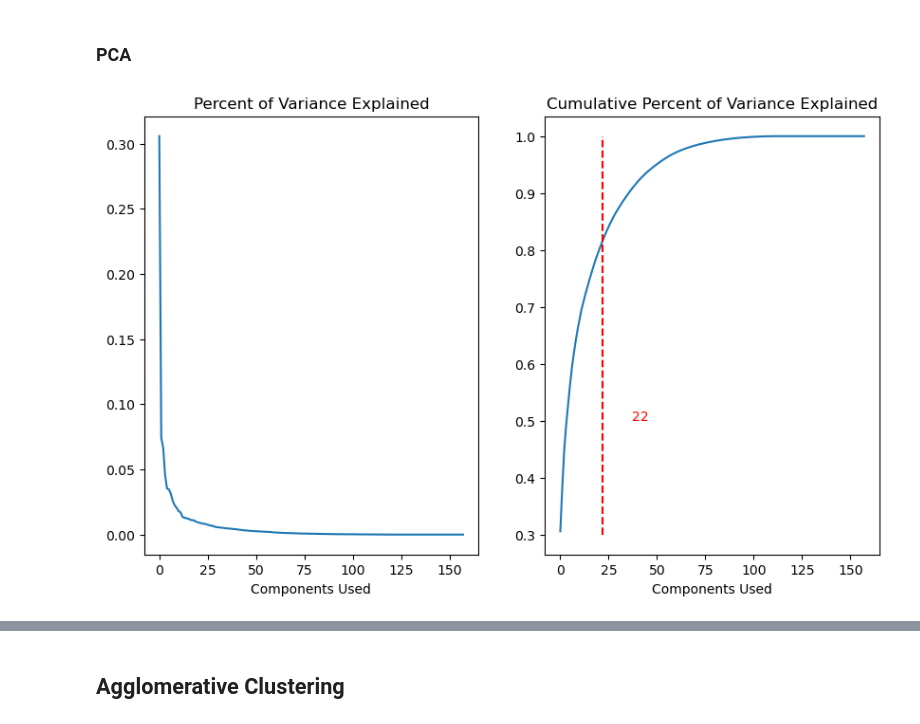
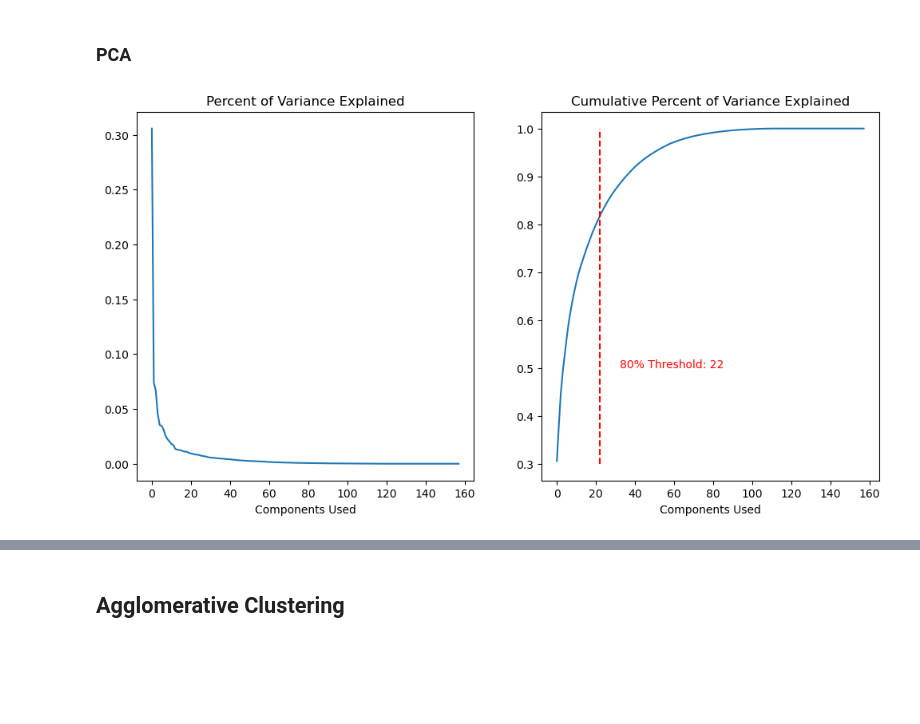
Before and after one commit to EEPayne/exploration_hospital_quarterly_financials_wa, a Jupyter notebook: hierarchical_clustering.ipynb, the cells around one changed output, grey strips where cells are left out. Cells and saved outputs as stored; diff of their text form; code cells hidden in the pictures; blank space fills up the shorter version.

Commit message:
updated code and started writeup. saved plots for writeup

```diff
--- a/hierarchical_clustering.ipynb
+++ b/hierarchical_clustering.ipynb
@@ -85,19 +93,19 @@ cpve_thresh = np.where(cpve > 0.8)[0][0]+1 # num components to explain 80% varia
 pc1 = pd.Series(Vt[0,:].reshape(-1), index=hospital_data_filtered.columns)
 # %%
 # Scree Plots
-fig, axes = plt.subplots(nrows=1, ncols=2)
-fig.set_figheight(6)
-fig.set_figwidth(10)
+fig, axes = plt.subplots(nrows=1, ncols=2, figsize=(12, 6))
 axes[0].plot(pve)
 axes[1].plot(cpve)
 axes[0].set_title("Percent of Variance Explained")
 axes[0].set_xlabel("Components Used")
 axes[1].set_title("Cumulative Percent of Variance Explained")
 axes[1].set_xlabel("Components Used")
 axes[1].vlines(x=cpve_thresh, ymin=0.3, ymax=1, colors='red', linestyles='--')
-axes[1].text(x=cpve_thresh+15, y=0.5, s=cpve_thresh, color='red')
+axes[1].text(x=cpve_thresh+10, y=0.5, s=f"80% Threshold: {cpve_thresh}", color='red')
+out_file = os.path.join(os.getcwd(), 'data', 'pca', 'scree_plots.png')
+plt.savefig(out_file)
 plt.show()
 # %% [output]
-[figure, old version]
+[figure, new version]
 # %%
 # which fields have the highest loadings in PC1?
```
Also changed, not shown: parts of 10 cells of this notebook, 12 other files.
